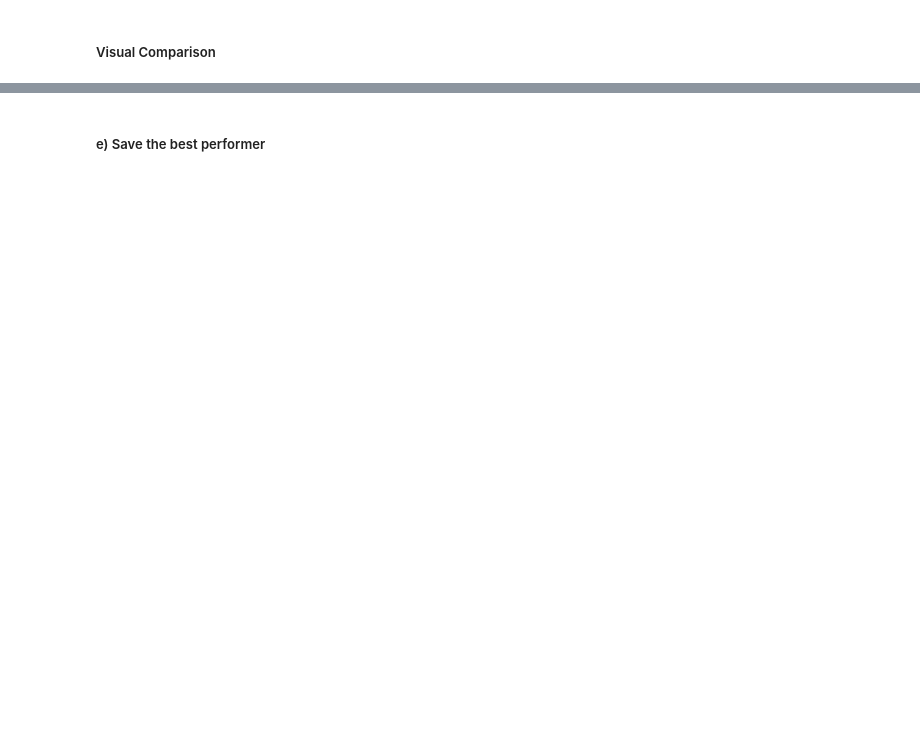
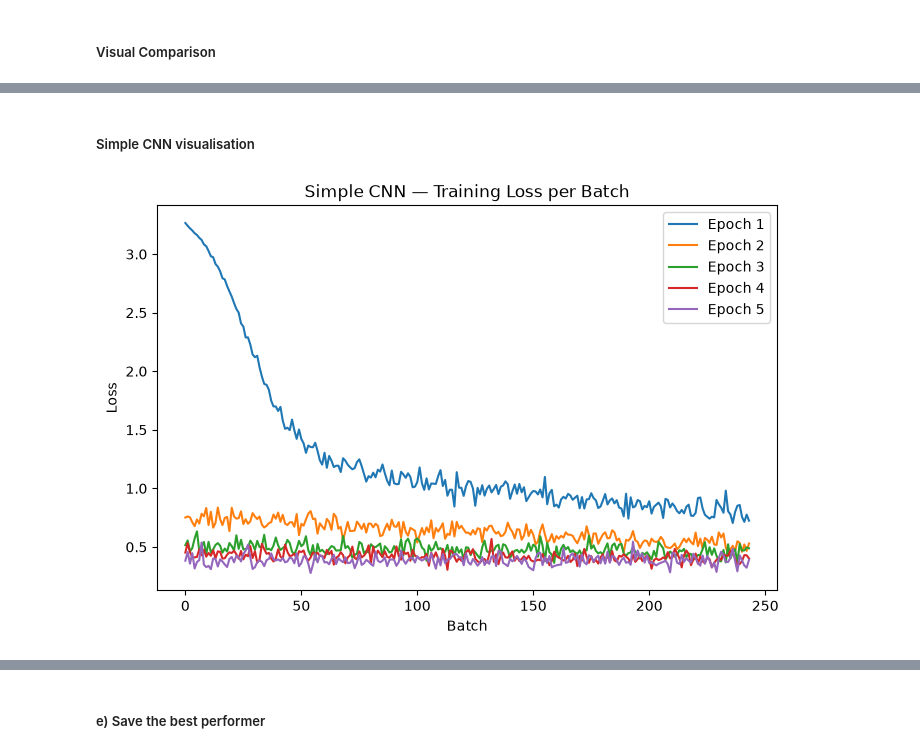
Before and after one commit to DerIltis/IAOR_SS26, a Jupyter notebook: src/final_project.ipynb, the cells around one changed output, grey strips where cells are left out. Saved outputs shown, nothing was run; the diff lists cells and outputs as text; code cells hidden in the pictures; blank space fills up the shorter version.

```diff
--- a/src/final_project.ipynb
+++ b/src/final_project.ipynb
@@ -474,0 +486,16 @@ plt.show()
+# %% [markdown]
+##### Simple CNN visualisation
+# %%
+simple_cnn_result = next(r for r in results if r["name"] == "simple-cnn")
+
+plt.figure(figsize=(8, 5))
+for epoch, batch_losses in enumerate(simple_cnn_result["loss_history"]):
+    plt.plot(batch_losses, label=f"Epoch {epoch + 1}")
+
+plt.xlabel("Batch")
+plt.ylabel("Loss")
+plt.title("Simple CNN — Training Loss per Batch")
+plt.legend()
+plt.show()
+# %% [output]
+[figure, added]
```
Also changed, not shown: parts of 14 cells of this notebook.
